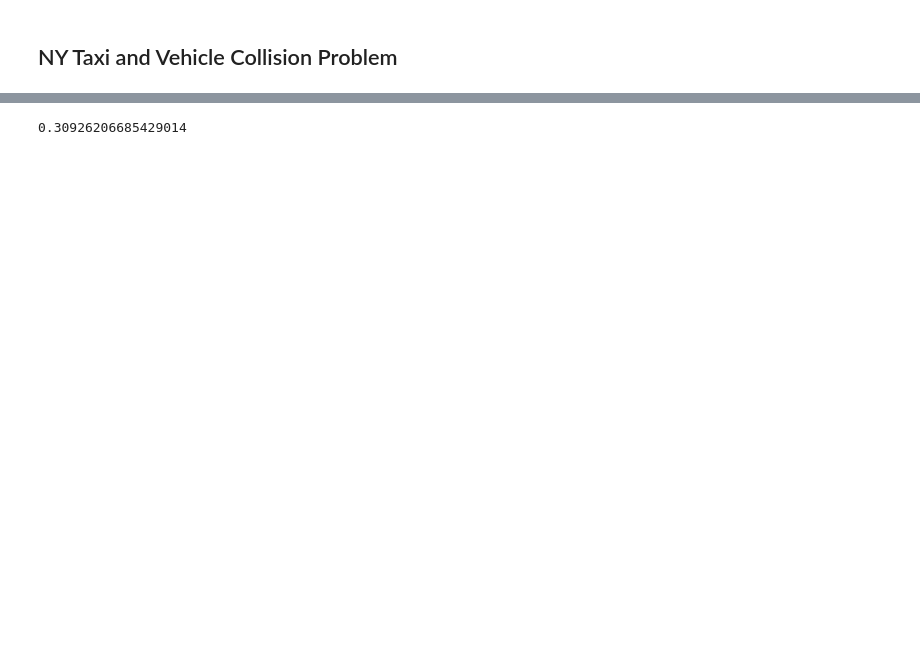
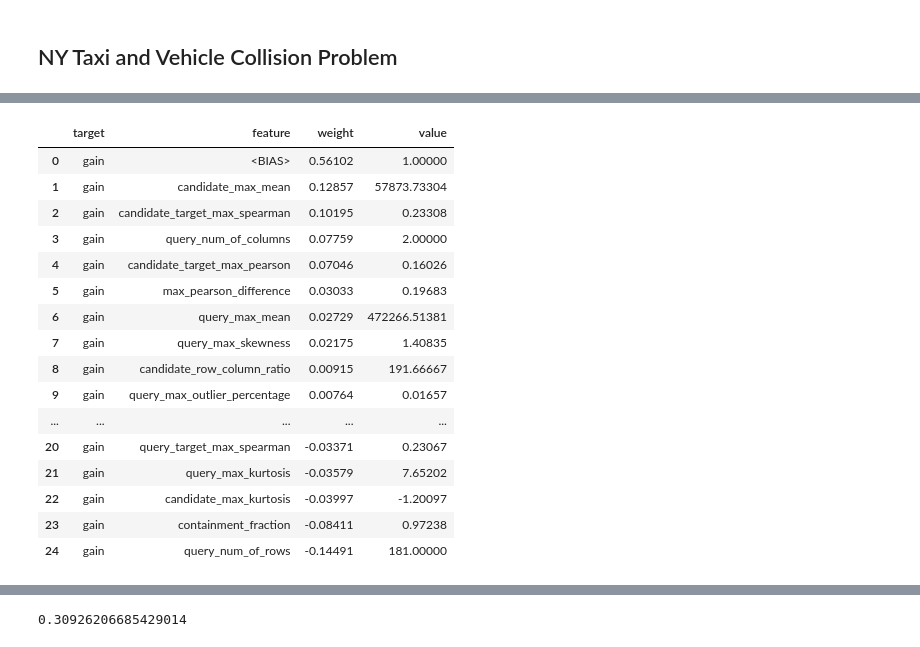
Before and after one commit to VIDA-NYU/prida, a Jupyter notebook: use-cases/datamart-data/predict-datamart-use-cases.ipynb, the cells around one changed output, grey strips where cells are left out. Saved outputs shown, nothing was run; the diff lists cells and outputs as text; code cells hidden in the pictures; blank space fills up the shorter version.

```diff
--- a/use-cases/datamart-data/predict-datamart-use-cases.ipynb
+++ b/use-cases/datamart-data/predict-datamart-use-cases.ipynb
@@ -144,0 +230,22 @@ Recall: 0.2258
+# %%
+taxi_vehicle_collision_explanations[49]  # TP
+#taxi_vehicle_collision_explanations[72]  # TP
+#taxi_vehicle_collision_explanations[71]  # TP
+# %% [output]
+|  | target | feature | weight | value |
+| 0 | gain | <BIAS> | 0.56102 | 1.00000 |
+| 1 | gain | candidate_max_mean | 0.12857 | 57873.73304 |
+| 2 | gain | candidate_target_max_spearman | 0.10195 | 0.23308 |
+| 3 | gain | query_num_of_columns | 0.07759 | 2.00000 |
+| 4 | gain | candidate_target_max_pearson | 0.07046 | 0.16026 |
+| 5 | gain | max_pearson_difference | 0.03033 | 0.19683 |
+| 6 | gain | query_max_mean | 0.02729 | 472266.51381 |
+| 7 | gain | query_max_skewness | 0.02175 | 1.40835 |
+| 8 | gain | candidate_row_column_ratio | 0.00915 | 191.66667 |
+| 9 | gain | query_max_outlier_percentage | 0.00764 | 0.01657 |
+| ... | ... | ... | ... | ... |
+| 20 | gain | query_target_max_spearman | -0.03371 | 0.23067 |
+| 21 | gain | query_max_kurtosis | -0.03579 | 7.65202 |
+| 22 | gain | candidate_max_kurtosis | -0.03997 | -1.20097 |
+| 23 | gain | containment_fraction | -0.08411 | 0.97238 |
+| 24 | gain | query_num_of_rows | -0.14491 | 181.00000 |
```
Also changed, not shown: parts of 22 cells of this notebook, 1 other file.
